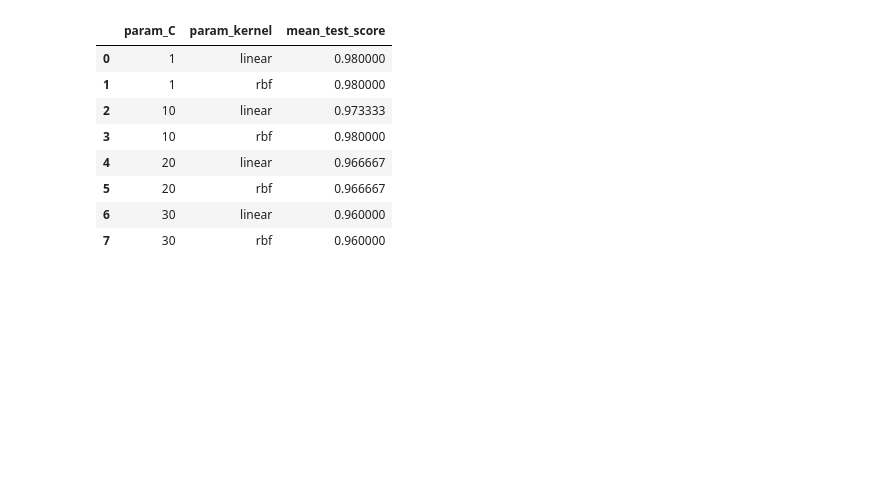
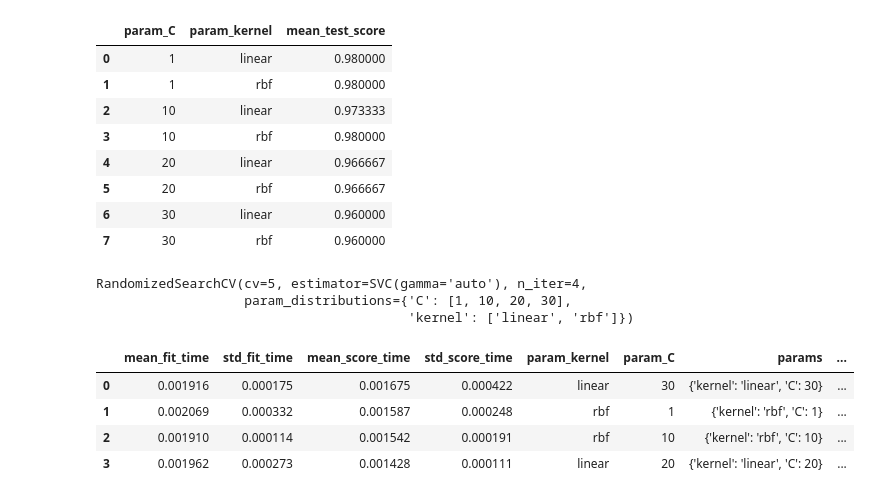
Before and after one commit to kaflebiplob/ML_BASICS, a Jupyter notebook: Model_Tuning/GridSearchCV_Randomized_search.ipynb, the cells around one changed output. Drawn from its saved outputs; the diff is of its cells as text; code cells hidden in the pictures; blank space fills up the shorter version.

Commit message:
feat: (model tuning) implemented the randomized search in code

```diff
--- a/Model_Tuning/GridSearchCV.ipynb
+++ b/Model_Tuning/GridSearchCV_Randomized_search.ipynb
@@ -117,0 +120,21 @@ results[['param_C','param_kernel','mean_test_score']]
+# %%
+classifier_r = RandomizedSearchCV((model_svc),{
+    'C':[1,10,20,30],
+    'kernel':['linear','rbf'],
+},n_iter=4, cv=5,return_train_score=False)
+# %%
+classifier_r.fit(X,y)
+# %% [output]
+RandomizedSearchCV(cv=5, estimator=SVC(gamma='auto'), n_iter=4,
+                   param_distributions={'C': [1, 10, 20, 30],
+                                        'kernel': ['linear', 'rbf']})
+# %%
+results = pd.DataFrame(classifier_r.cv_results_)
+# %%
+results
+# %% [output]
+|  | mean_fit_time | std_fit_time | mean_score_time | std_score_time | param_kernel | param_C | params | ... |
+| 0 | 0.001916 | 0.000175 | 0.001675 | 0.000422 | linear | 30 | {'kernel': 'linear', 'C': 30} | ... |
+| 1 | 0.002069 | 0.000332 | 0.001587 | 0.000248 | rbf | 1 | {'kernel': 'rbf', 'C': 1} | ... |
+| 2 | 0.001910 | 0.000114 | 0.001542 | 0.000191 | rbf | 10 | {'kernel': 'rbf', 'C': 10} | ... |
+| 3 | 0.001962 | 0.000273 | 0.001428 | 0.000111 | linear | 20 | {'kernel': 'linear', 'C': 20} | ... |
```
Also changed, not shown: parts of 6 cells of this notebook.
